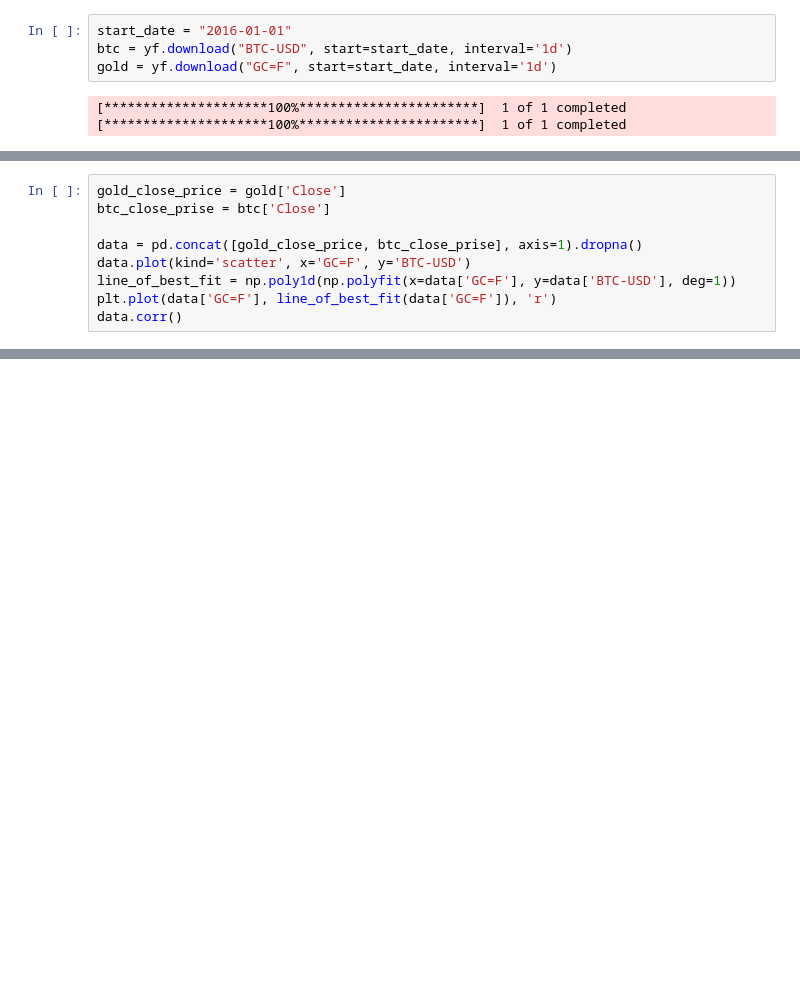
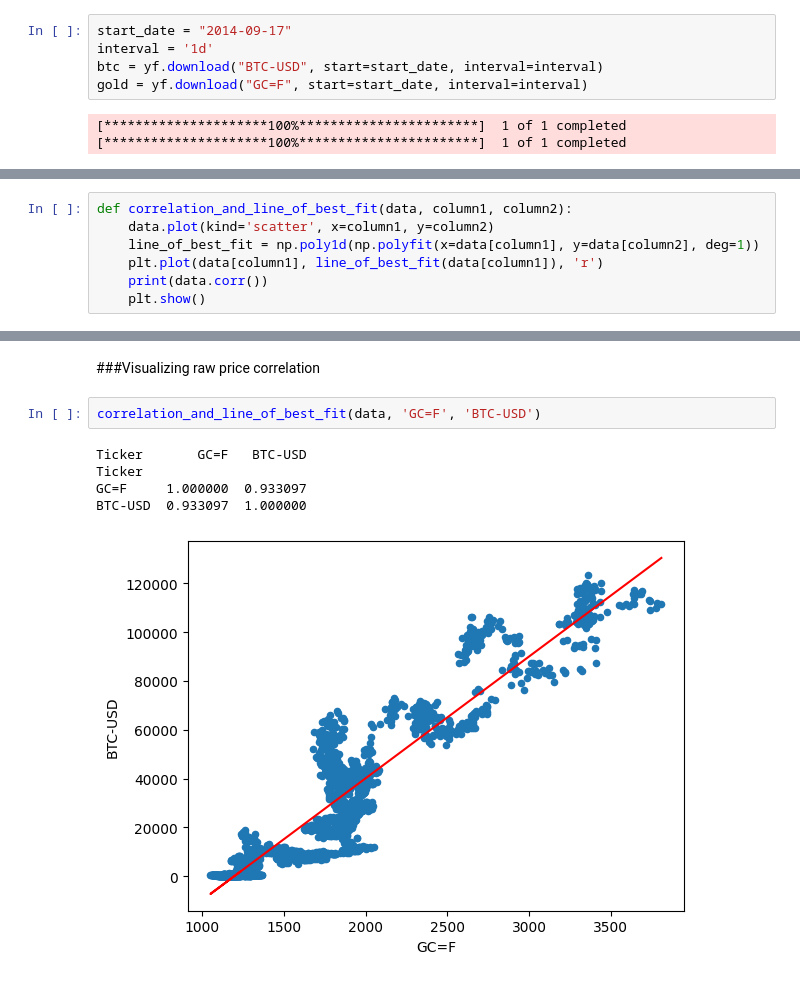
Before and after one commit to Ganushkevych/Gold_BTC_Correlation, a Jupyter notebook: Gold_BTC_Correlation.ipynb, the cells around one changed output, grey strips where cells are left out. Cells and saved outputs as stored; diff of their text form; blank space fills up the shorter version.

```diff
--- a/Gold_BTC_Correlation.ipynb
+++ b/Gold_BTC_Correlation.ipynb
@@ -8,7 +12,8 @@ import matplotlib.pyplot as plt
 # %%
-start_date = "2016-01-01"
-btc = yf.download("BTC-USD", start=start_date, interval='1d')
-gold = yf.download("GC=F", start=start_date, interval='1d')
+start_date = "2014-09-17"
+interval = '1d'
+btc = yf.download("BTC-USD", start=start_date, interval=interval)
+gold = yf.download("GC=F", start=start_date, interval=interval)
 # %% [output]
 [*********************100%***********************]  1 of 1 completed
 [*********************100%***********************]  1 of 1 completed
@@ -21,9 +73,7 @@ print(gold.head(), gold[-6:], gold.describe(), sep='\n\n')
 # %%
-gold_close_price = gold['Close']
-btc_close_prise = btc['Close']
-
-data = pd.concat([gold_close_price, btc_close_prise], axis=1).dropna()
-data.plot(kind='scatter', x='GC=F', y='BTC-USD')
-line_of_best_fit = np.poly1d(np.polyfit(x=data['GC=F'], y=data['BTC-USD'], deg=1))
-plt.plot(data['GC=F'], line_of_best_fit(data['GC=F']), 'r')
-data.corr()
+def correlation_and_line_of_best_fit(data, column1, column2):
+    data.plot(kind='scatter', x=column1, y=column2)
+    line_of_best_fit = np.poly1d(np.polyfit(x=data[column1], y=data[column2], deg=1))
+    plt.plot(data[column1], line_of_best_fit(data[column1]), 'r')
+    print(data.corr())
+    plt.show()
@@ -41,0 +152,10 @@ rolling_corr.plot(title='Year rolling correlation between BTC and Gold')
+# %% [markdown]
+###Visualizing raw price correlation
+# %%
+correlation_and_line_of_best_fit(data, 'GC=F', 'BTC-USD')
+# %% [output]
+Ticker       GC=F   BTC-USD
+Ticker
+GC=F     1.000000  0.933097
+BTC-USD  0.933097  1.000000
+[figure, added]
```
Also changed, not shown: parts of 31 cells of this notebook.
